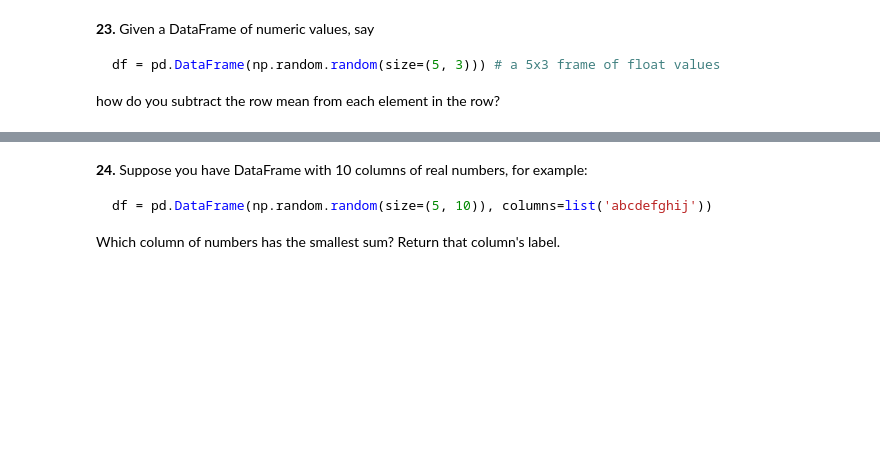
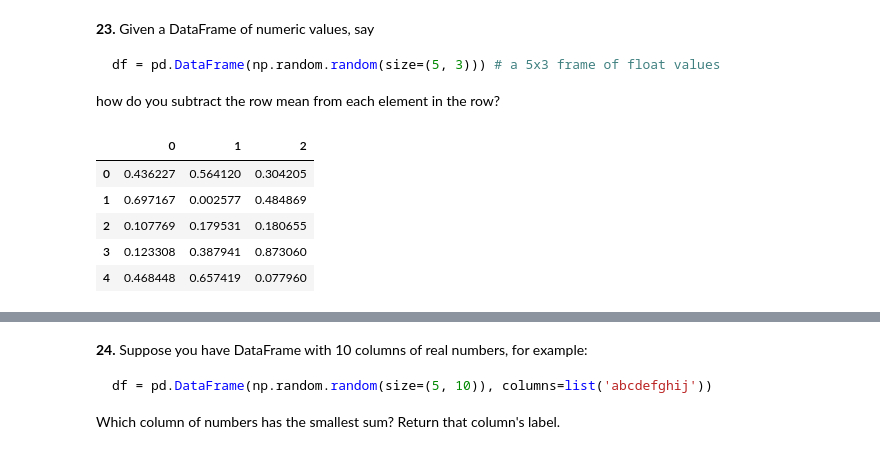
Before and after one commit to ZataraHere/100-Days-of-Machine-Learning, a Jupyter notebook: 100_pandas_puzzles.ipynb, the cells around one changed output, grey strips where cells are left out. Saved outputs shown, nothing was run; the diff lists cells and outputs as text; code cells hidden in the pictures; blank space fills up the shorter version.

````diff
--- a/100_pandas_puzzles.ipynb
+++ b/100_pandas_puzzles.ipynb
@@ -342,3 +355,14 @@ df = pd.DataFrame(np.random.random(size=(5, 3))) # a 5x3 frame of float values
 ```
 
 how do you subtract the row mean from each element in the row?
+# %%
+import numpy as np
+df = pd.DataFrame(np.random.random(size=(5, 3)))
+df
+# %% [output]
+|  | 0 | 1 | 2 |
+| 0 | 0.436227 | 0.564120 | 0.304205 |
+| 1 | 0.697167 | 0.002577 | 0.484869 |
+| 2 | 0.107769 | 0.179531 | 0.180655 |
+| 3 | 0.123308 | 0.387941 | 0.873060 |
+| 4 | 0.468448 | 0.657419 | 0.077960 |
````
Also changed, not shown: parts of 2 cells of this notebook.
